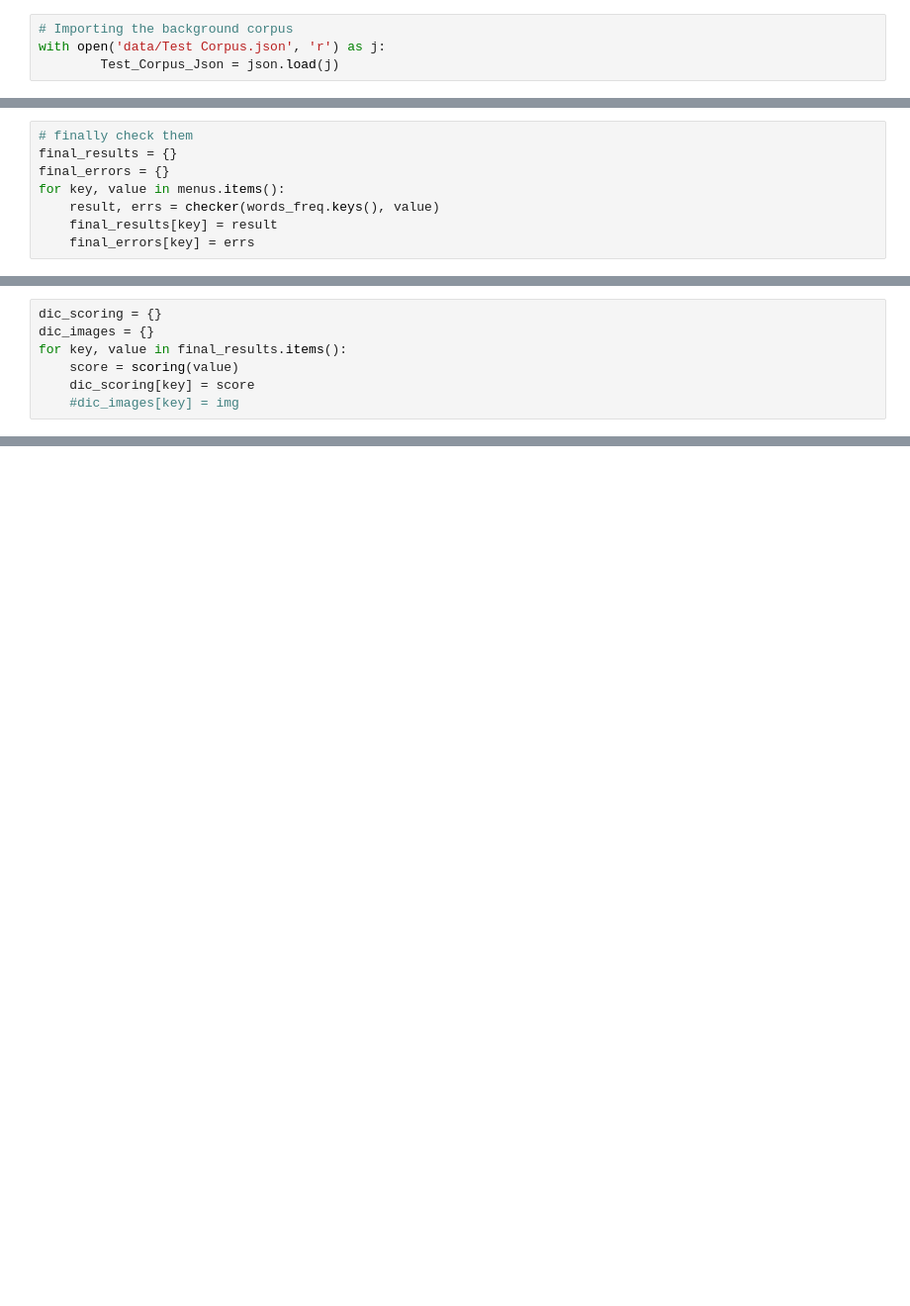
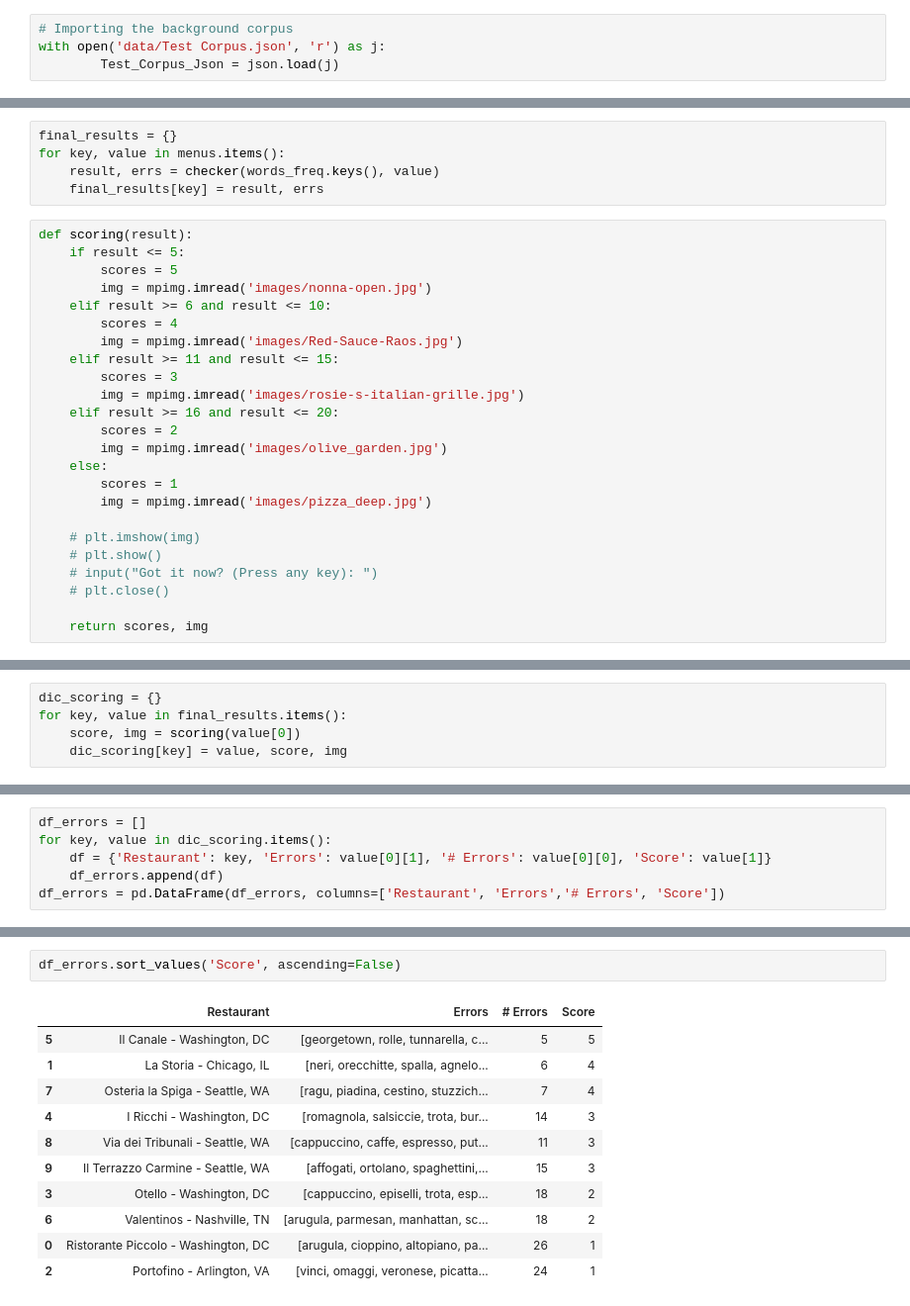
Before and after one commit to matteobucalossi50/FIRe-Fake-Italian-Restaurants-evaluator, a Jupyter notebook: FIRe-example.ipynb, the cells around one changed output, grey strips where cells are left out. Shown: that part at 99% size. Drawn from its saved outputs; the diff is of its cells as text; blank space fills up the shorter version.

```diff
--- a/FIRe-example.ipynb
+++ b/FIRe-example.ipynb
@@ -69,8 +74,29 @@ TypeError: unhashable type: 'slice'
 # %%
-# finally check them
 final_results = {}
-final_errors = {}
 for key, value in menus.items():
     result, errs = checker(words_freq.keys(), value)
-    final_results[key] = result
-    final_errors[key] = errs
+    final_results[key] = result, errs
+# %%
+def scoring(result):
+    if result <= 5:
+        scores = 5
+        img = mpimg.imread('images/nonna-open.jpg')
+    elif result >= 6 and result <= 10:
+        scores = 4
+        img = mpimg.imread('images/Red-Sauce-Raos.jpg')
+    elif result >= 11 and result <= 15:
+        scores = 3
+        img = mpimg.imread('images/rosie-s-italian-grille.jpg')
+    elif result >= 16 and result <= 20:
+        scores = 2
+        img = mpimg.imread('images/olive_garden.jpg')
+    else:
+        scores = 1
+        img = mpimg.imread('images/pizza_deep.jpg')
+
+    # plt.imshow(img)
+    # plt.show()
+    # input("Got it now? (Press any key): ")
+    # plt.close()
+
+    return scores, img
@@ -77,7 +105,5 @@ for key, value in menus.items():
 # %%
 dic_scoring = {}
-dic_images = {}
 for key, value in final_results.items():
-    score = scoring(value)
-    dic_scoring[key] = score
-    #dic_images[key] = img
+    score, img = scoring(value[0])
+    dic_scoring[key] = value, score, img
@@ -88,0 +110,6 @@ TypeError: scoring() missing 1 required positional argument: 'doc'
+# %%
+df_errors = []
+for key, value in dic_scoring.items():
+    df = {'Restaurant': key, 'Errors': value[0][1], '# Errors': value[0][0], 'Score': value[1]}
+    df_errors.append(df)
+df_errors = pd.DataFrame(df_errors, columns=['Restaurant', 'Errors','# Errors', 'Score'])
@@ -88,0 +118,14 @@ TypeError: scoring() missing 1 required positional argument: 'doc'
+# %%
+df_errors.sort_values('Score', ascending=False)
+# %% [output]
+|  | Restaurant | Errors | # Errors | Score |
+| 5 | Il Canale - Washington, DC | [georgetown, rolle, tunnarella, c... | 5 | 5 |
+| 1 | La Storia - Chicago, IL | [neri, orecchitte, spalla, agnelo... | 6 | 4 |
+| 7 | Osteria la Spiga - Seattle, WA | [ragu, piadina, cestino, stuzzich... | 7 | 4 |
+| 4 | I Ricchi - Washington, DC | [romagnola, salsiccie, trota, bur... | 14 | 3 |
+| 8 | Via dei Tribunali - Seattle, WA | [cappuccino, caffe, espresso, put... | 11 | 3 |
+| 9 | Il Terrazzo Carmine - Seattle, WA | [affogati, ortolano, spaghettini,... | 15 | 3 |
+| 3 | Otello - Washington, DC | [cappuccino, episelli, trota, esp... | 18 | 2 |
+| 6 | Valentinos - Nashville, TN | [arugula, parmesan, manhattan, sc... | 18 | 2 |
+| 0 | Ristorante Piccolo - Washington, DC | [arugula, cioppino, altopiano, pa... | 26 | 1 |
+| 2 | Portofino - Arlington, VA | [vinci, omaggi, veronese, picatta... | 24 | 1 |
```
Also changed, not shown: parts of 15 cells of this notebook, 4 other files.
